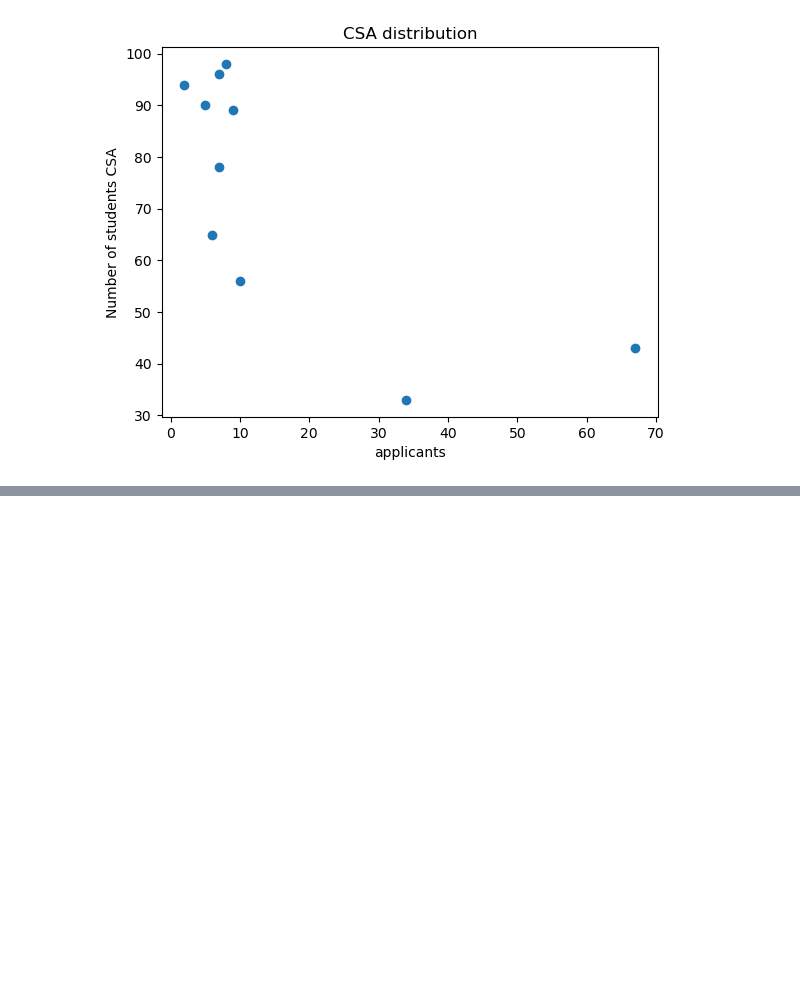
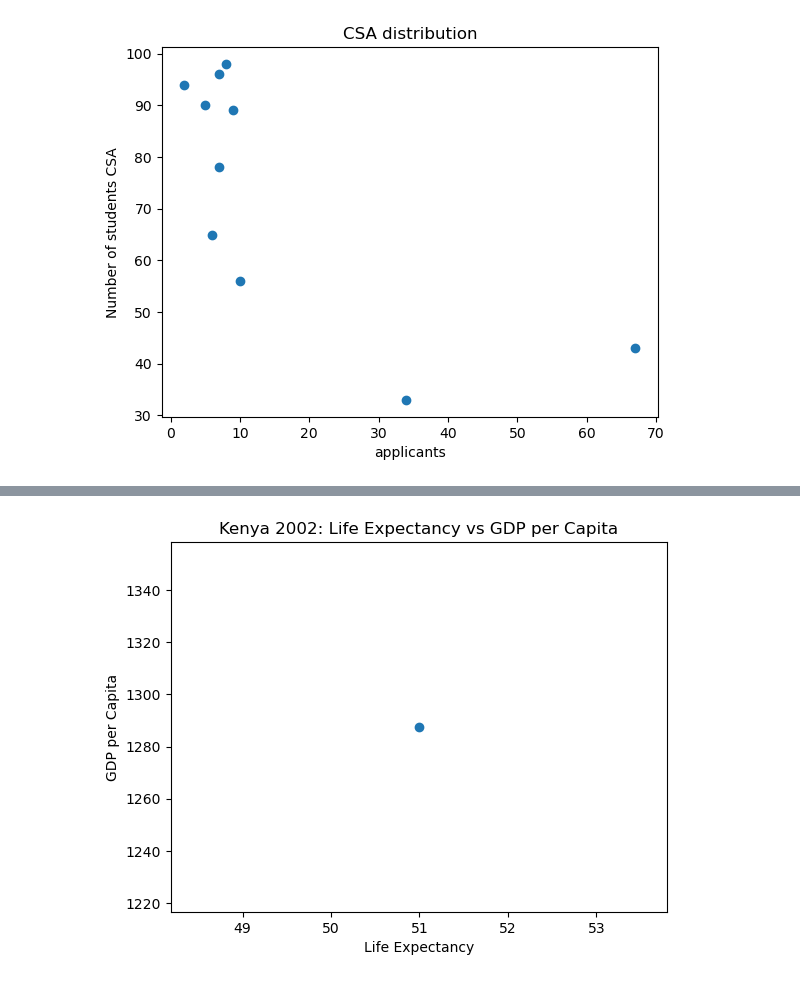
Before and after one commit to csaafrica/mental_CSA, a Jupyter notebook: notebooks/DATA VISUALIZATION.ipynb, the cells around one changed output, grey strips where cells are left out. Cells and saved outputs as stored; diff of their text form; code cells hidden in the pictures; blank space fills up the shorter version.

```diff
--- a/notebooks/DATA VISUALIZATION.ipynb
+++ b/notebooks/DATA VISUALIZATION.ipynb
@@ -54,0 +270,15 @@ plt.show()
+# %%
+import matplotlib.pyplot as plt
+
+# Scatter plot
+plt.scatter(gapminder_2002Kenya["life_exp"], gapminder_2002Kenya["gdp_per_cap"])
+
+# Add labels
+plt.xlabel("Life Expectancy")
+plt.ylabel("GDP per Capita")
+plt.title("Kenya 2002: Life Expectancy vs GDP per Capita")
+
+# Show plot
+plt.show()
+# %% [output]
+[figure, added]
```
Also changed, not shown: parts of 30 cells of this notebook.
